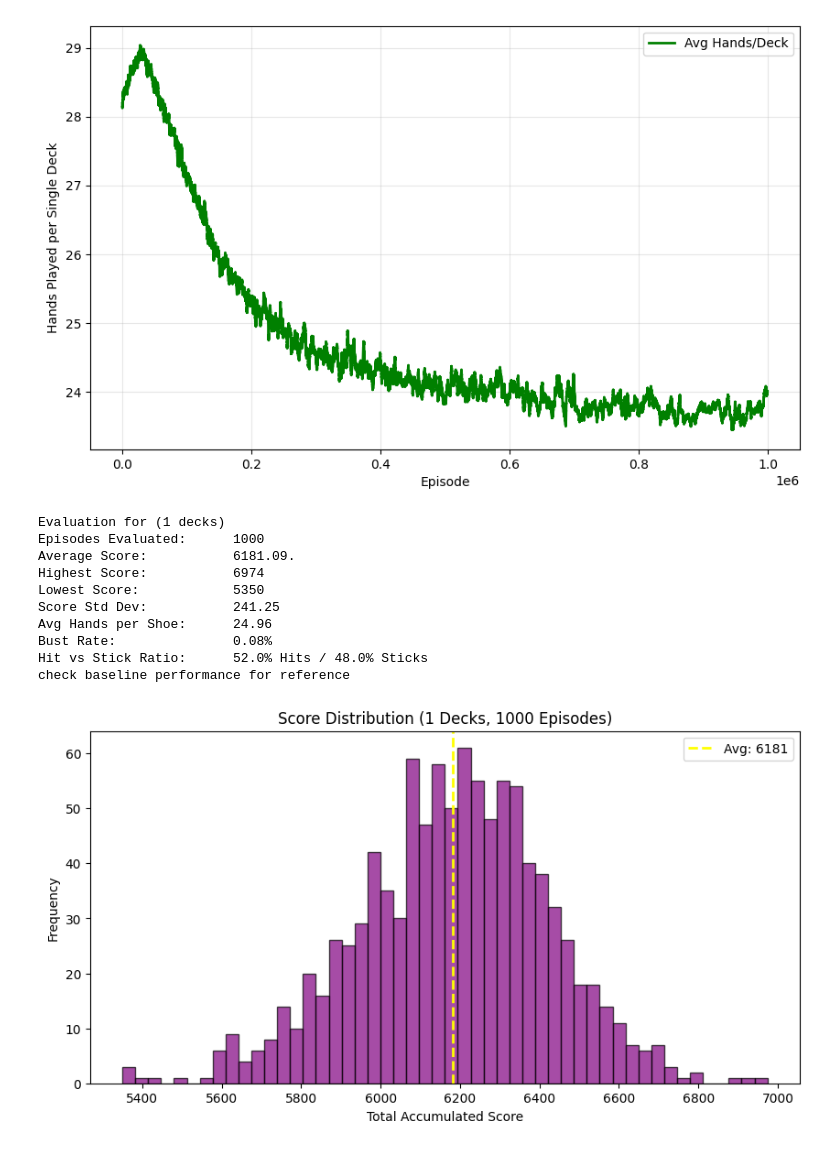
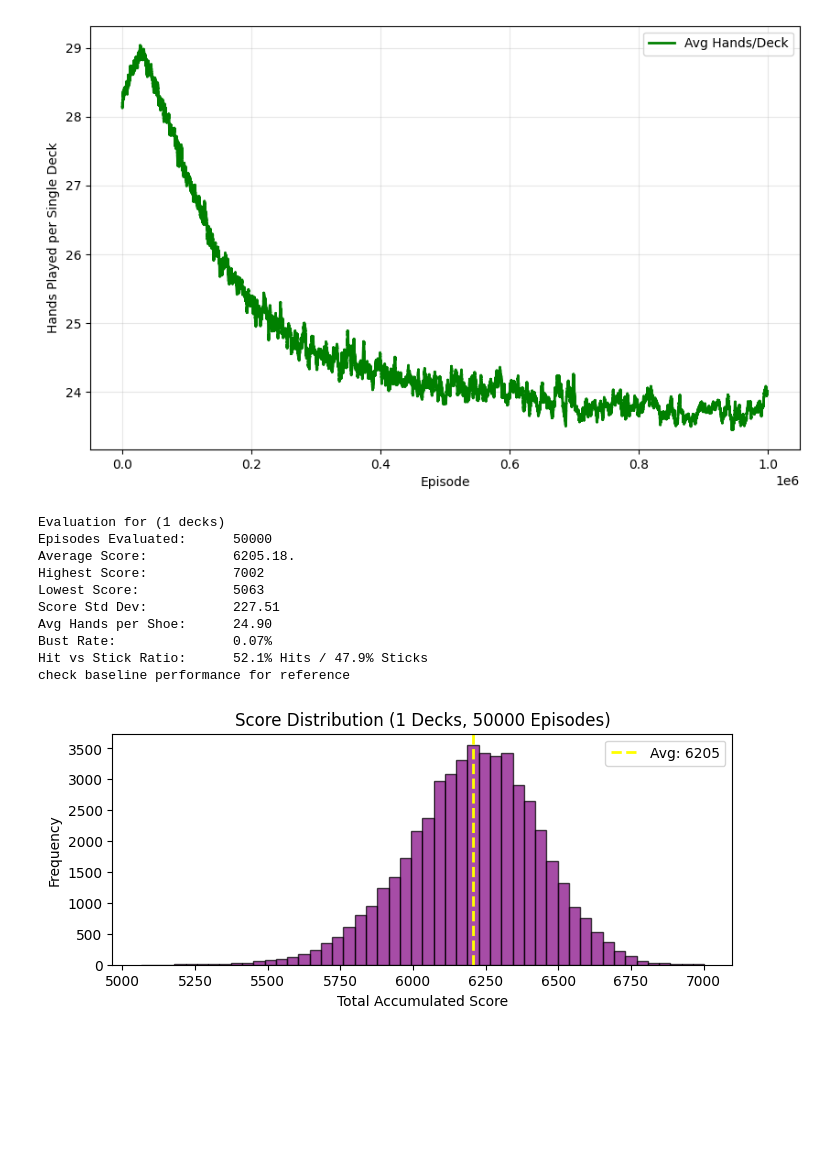
Before and after one commit to kavyavijaysankar/MLiS-RL-Blackjack, a Jupyter notebook: training_finite.ipynb, the cells around one changed output. Cells and saved outputs as stored; diff of their text form; code cells hidden in the pictures; blank space fills up the shorter version.

```diff
--- a/training_finite.ipynb
+++ b/training_finite.ipynb
@@ -120,7 +120,7 @@ plt.show()
 # %%
 # evaluation loop
 eval_on_decks = 1 # decks to evaluate on (can be compared with baseline score)
-n_eval_episodes = 1000
+n_eval_episodes = 50000
 eval_env = BlackjackFiniteEnv(num_decks=eval_on_decks)
 
 eval_stats = {
@@ -170,40 +170,40 @@ avg_score = np.mean(eval_stats["scores"])
 max_score = np.max(eval_stats["scores"])
 min_score = np.min(eval_stats["scores"])
 std_dev = np.std(eval_stats["scores"])
 avg_hands = np.mean(eval_stats["hands_per_episode"])
 bust_rate = (eval_stats["busts"] / eval_stats["total_hands"]) * 100 if eval_stats["total_hands"] > 0 else 0
 total_actions = eval_stats["hits"] + eval_stats["sticks"]
 hit_rate = (eval_stats["hits"] / total_actions) * 100 if total_actions > 0 else 0
 
 print(f"Evaluation for ({eval_on_decks} decks)")
 print(f"Episodes Evaluated:      {n_eval_episodes}")
 print(f"Average Score:           {avg_score:.2f}.")
 print(f"Highest Score:           {max_score}")
 print(f"Lowest Score:            {min_score}")
 print(f"Score Std Dev:           {std_dev:.2f}")
 print(f"Avg Hands per Shoe:      {avg_hands:.2f}")
 print(f"Bust Rate:               {bust_rate:.2f}%")
 print(f"Hit vs Stick Ratio:      {hit_rate:.1f}% Hits / {100-hit_rate:.1f}% Sticks")
 print("check baseline performance for reference")
 
 # score distribution
-plt.figure(figsize=(10, 5))
+plt.figure(figsize=(8, 3))
 plt.hist(eval_stats["scores"], bins=50, color='purple', alpha=0.7, edgecolor='black')
 plt.axvline(avg_score, color='yellow', linestyle='dashed', linewidth=2, label=f'Avg: {avg_score:.0f}')
 plt.title(f"Score Distribution ({eval_on_decks} Decks, {n_eval_episodes} Episodes)")
 plt.xlabel("Total Accumulated Score")
 plt.ylabel("Frequency")
 plt.legend()
 plt.show()
 # %% [output]
 Evaluation for (1 decks)
-Episodes Evaluated:      1000
-Average Score:           6181.09.
-Highest Score:           6974
-Lowest Score:            5350
-Score Std Dev:           241.25
-Avg Hands per Shoe:      24.96
-Bust Rate:               0.08%
-Hit vs Stick Ratio:      52.0% Hits / 48.0% Sticks
+Episodes Evaluated:      50000
+Average Score:           6205.18.
+Highest Score:           7002
+Lowest Score:            5063
+Score Std Dev:           227.51
+Avg Hands per Shoe:      24.90
+Bust Rate:               0.07%
+Hit vs Stick Ratio:      52.1% Hits / 47.9% Sticks
 check baseline performance for reference
-[figure, old version]
+[figure, new version]
```
Also changed, not shown: 3 other files.
